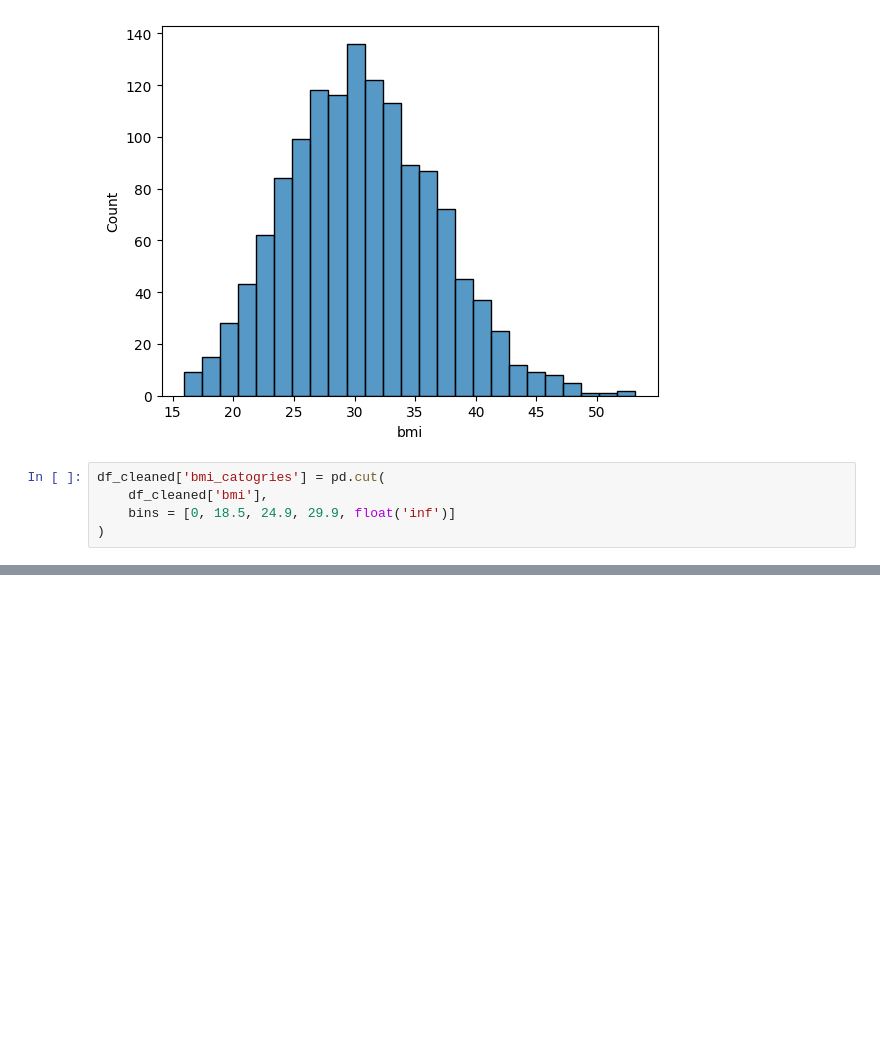
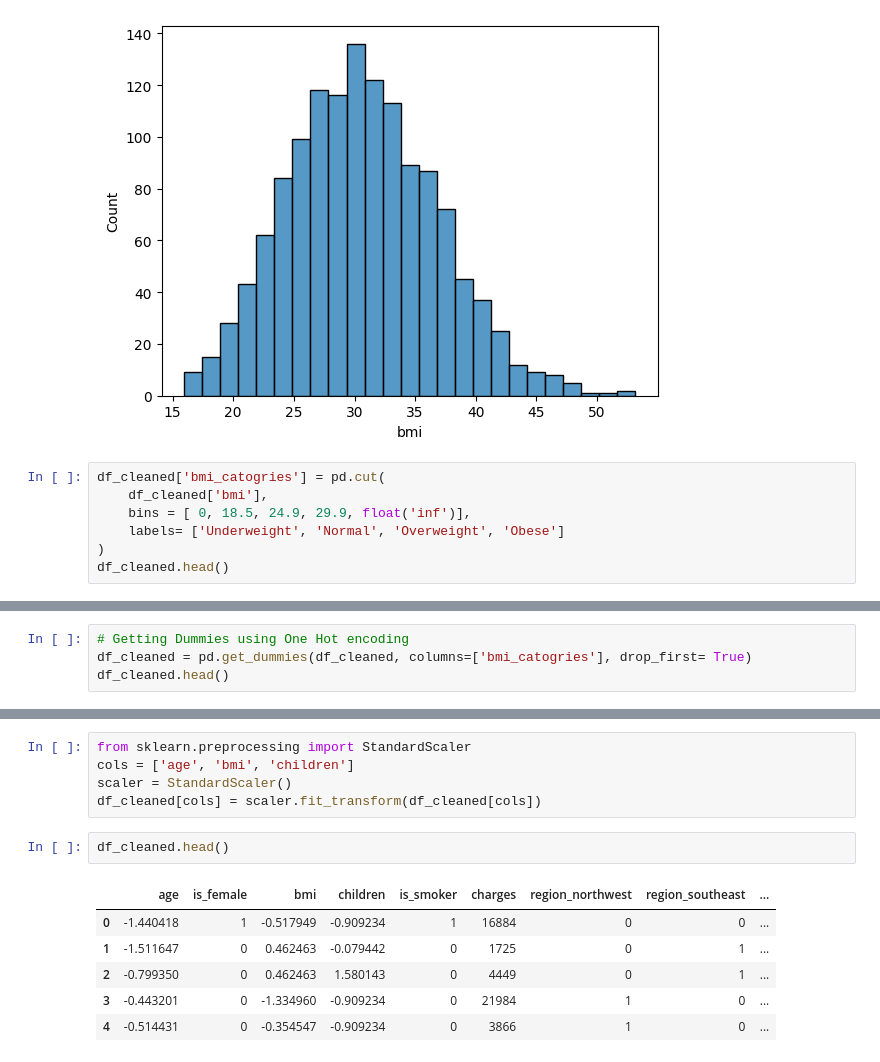
Before and after one commit to PrinceYadav0312/Data-Science, a Jupyter notebook: Mlproject/Insurance.ipynb, the cells around one changed output, grey strips where cells are left out. Saved outputs shown, nothing was run; the diff lists cells and outputs as text; blank space fills up the shorter version.

```diff
--- a/Mlproject/Insurance.ipynb
+++ b/Mlproject/Insurance.ipynb
@@ -222,5 +222,7 @@ sns.histplot(df["bmi"])
 # %%
 df_cleaned['bmi_catogries'] = pd.cut(
     df_cleaned['bmi'],
-    bins = [0, 18.5, 24.9, 29.9, float('inf')]
+    bins = [ 0, 18.5, 24.9, 29.9, float('inf')],
+    labels= ['Underweight', 'Normal', 'Overweight', 'Obese']
 )
+df_cleaned.head()
@@ -226,0 +236,4 @@ df_cleaned['bmi_catogries'] = pd.cut(
+# %%
+# Getting Dummies using One Hot encoding
+df_cleaned = pd.get_dummies(df_cleaned, columns=['bmi_catogries'], drop_first= True)
+df_cleaned.head()
@@ -226,0 +265,14 @@ df_cleaned['bmi_catogries'] = pd.cut(
+# %%
+from sklearn.preprocessing import StandardScaler
+cols = ['age', 'bmi', 'children']
+scaler = StandardScaler()
+df_cleaned[cols] = scaler.fit_transform(df_cleaned[cols])
+# %%
+df_cleaned.head()
+# %% [output]
+|  | age | is_female | bmi | children | is_smoker | charges | region_northwest | region_southeast | ... |
+| 0 | -1.440418 | 1 | -0.517949 | -0.909234 | 1 | 16884 | 0 | 0 | ... |
+| 1 | -1.511647 | 0 | 0.462463 | -0.079442 | 0 | 1725 | 0 | 1 | ... |
+| 2 | -0.799350 | 0 | 0.462463 | 1.580143 | 0 | 4449 | 0 | 1 | ... |
+| 3 | -0.443201 | 0 | -1.334960 | -0.909234 | 0 | 21984 | 1 | 0 | ... |
+| 4 | -0.514431 | 0 | -0.354547 | -0.909234 | 0 | 3866 | 1 | 0 | ... |
```
Also changed, not shown: parts of 11 cells of this notebook, 1 other file.
